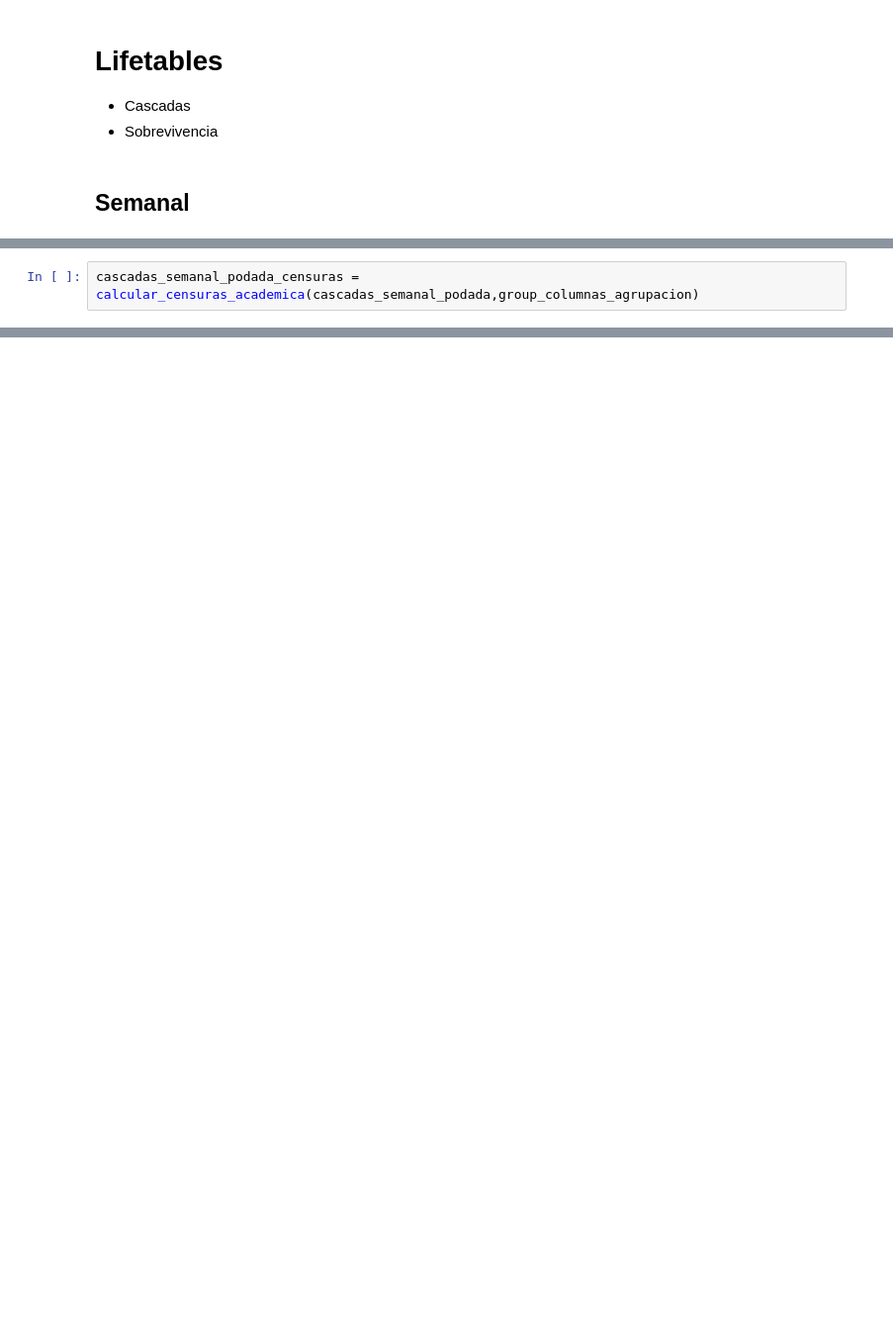
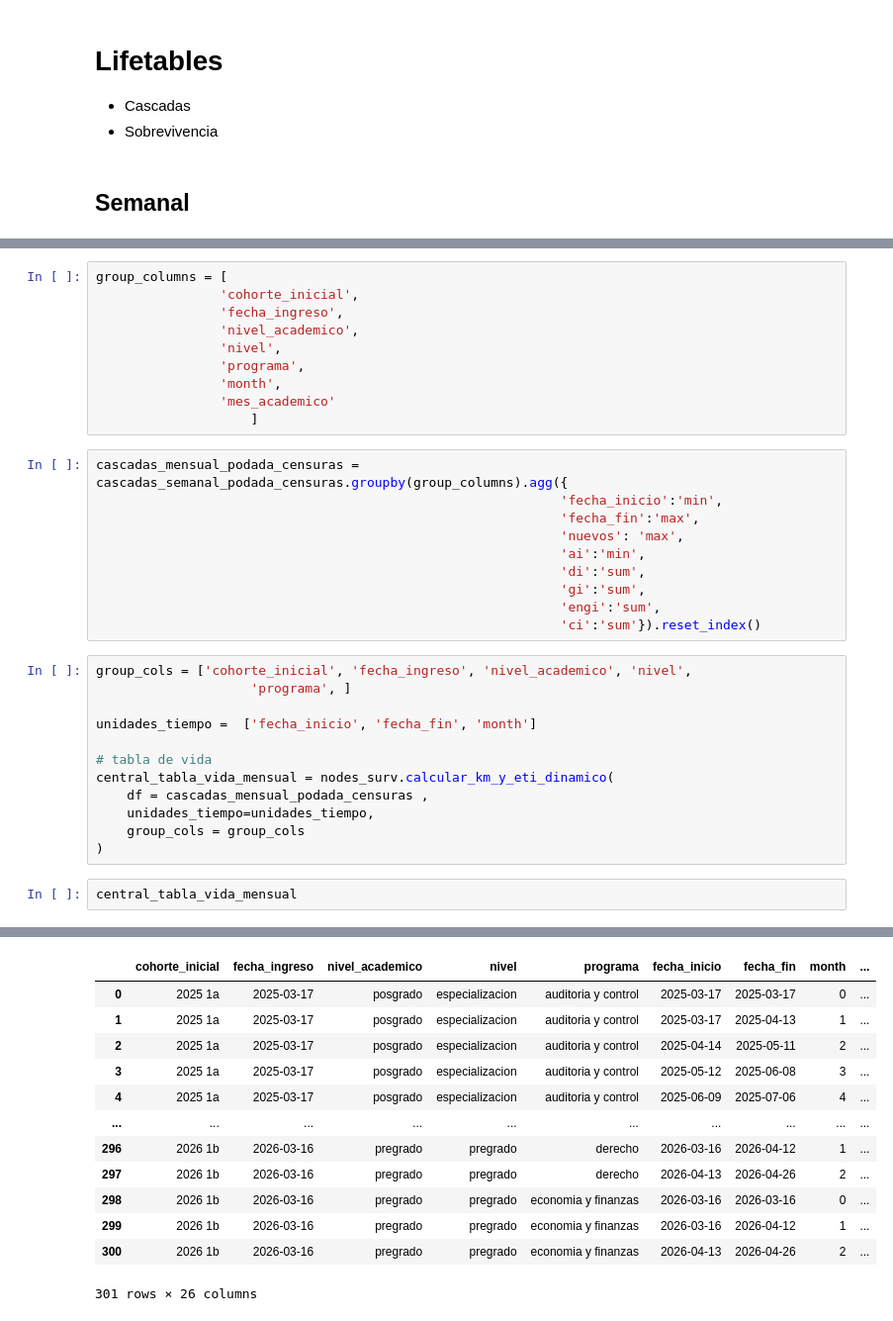
Before and after one commit to juanjimenez-design/central_perm_flow, a Jupyter notebook: notebooks/nb_cascadas_lifetables_survival.ipynb, the cells around one changed output, grey strips where cells are left out. Shown at 99% size. Drawn from its saved outputs; the diff is of its cells as text; blank space fills up the shorter version.

```diff
--- a/notebooks/nb_cascadas_lifetables_survival.ipynb
+++ b/notebooks/nb_cascadas_lifetables_survival.ipynb
@@ -577,2 +191,0 @@ cascadas_semanal_podada['engi'] = cascadas_semanal_podada['engi'].fillna(0)
-# %%
-cascadas_semanal_podada_censuras =  calcular_censuras_academica(cascadas_semanal_podada,group_columnas_agrupacion)
@@ -783,0 +192,35 @@ Length: 7, dtype: str
+# %%
+group_columns = [
+                'cohorte_inicial',
+                'fecha_ingreso',
+                'nivel_academico',
+                'nivel',
+                'programa',
+                'month',
+                'mes_academico'
+                    ]
+# %%
+cascadas_mensual_podada_censuras = cascadas_semanal_podada_censuras.groupby(group_columns).agg({
+                                                            'fecha_inicio':'min',
+                                                            'fecha_fin':'max',
+                                                            'nuevos': 'max',
+                                                            'ai':'min',
+                                                            'di':'sum',
+                                                            'gi':'sum',
+                                                            'engi':'sum',
+                                                            'ci':'sum'}).reset_index()
+# %%
+group_cols = ['cohorte_inicial', 'fecha_ingreso', 'nivel_academico', 'nivel',
+                    'programa', ]
+
+unidades_tiempo =  ['fecha_inicio', 'fecha_fin', 'month']
+
+# tabla de vida
+central_tabla_vida_mensual = nodes_surv.calcular_km_y_eti_dinamico(
+    df = cascadas_mensual_podada_censuras ,
+    unidades_tiempo=unidades_tiempo,
+    group_cols = group_cols
+)
+# %%
+central_tabla_vida_mensual
+# %% [output]
@@ -783,0 +228,13 @@ Length: 7, dtype: str
+|  | cohorte_inicial | fecha_ingreso | nivel_academico | nivel | programa | fecha_inicio | fecha_fin | month | ... |
+| 0 | 2025 1a | 2025-03-17 | posgrado | especializacion | auditoria y control | 2025-03-17 | 2025-03-17 | 0 | ... |
+| 1 | 2025 1a | 2025-03-17 | posgrado | especializacion | auditoria y control | 2025-03-17 | 2025-04-13 | 1 | ... |
+| 2 | 2025 1a | 2025-03-17 | posgrado | especializacion | auditoria y control | 2025-04-14 | 2025-05-11 | 2 | ... |
+| 3 | 2025 1a | 2025-03-17 | posgrado | especializacion | auditoria y control | 2025-05-12 | 2025-06-08 | 3 | ... |
+| 4 | 2025 1a | 2025-03-17 | posgrado | especializacion | auditoria y control | 2025-06-09 | 2025-07-06 | 4 | ... |
+| ... | ... | ... | ... | ... | ... | ... | ... | ... | ... |
+| 296 | 2026 1b | 2026-03-16 | pregrado | pregrado | derecho | 2026-03-16 | 2026-04-12 | 1 | ... |
+| 297 | 2026 1b | 2026-03-16 | pregrado | pregrado | derecho | 2026-04-13 | 2026-04-26 | 2 | ... |
+| 298 | 2026 1b | 2026-03-16 | pregrado | pregrado | economia y finanzas | 2026-03-16 | 2026-03-16 | 0 | ... |
+| 299 | 2026 1b | 2026-03-16 | pregrado | pregrado | economia y finanzas | 2026-03-16 | 2026-04-12 | 1 | ... |
+| 300 | 2026 1b | 2026-03-16 | pregrado | pregrado | economia y finanzas | 2026-04-13 | 2026-04-26 | 2 | ... |
+301 rows × 26 columns
```
Also changed, not shown: parts of 41 cells of this notebook, 8 other files.
